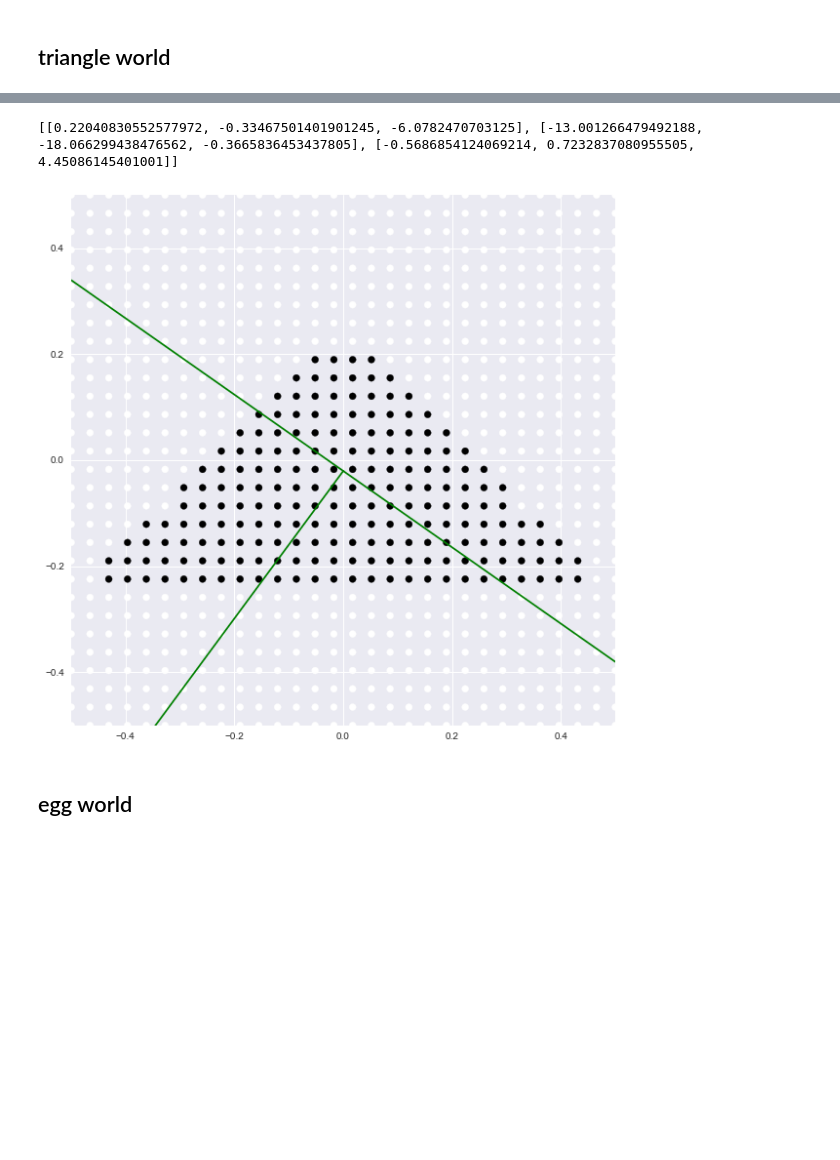
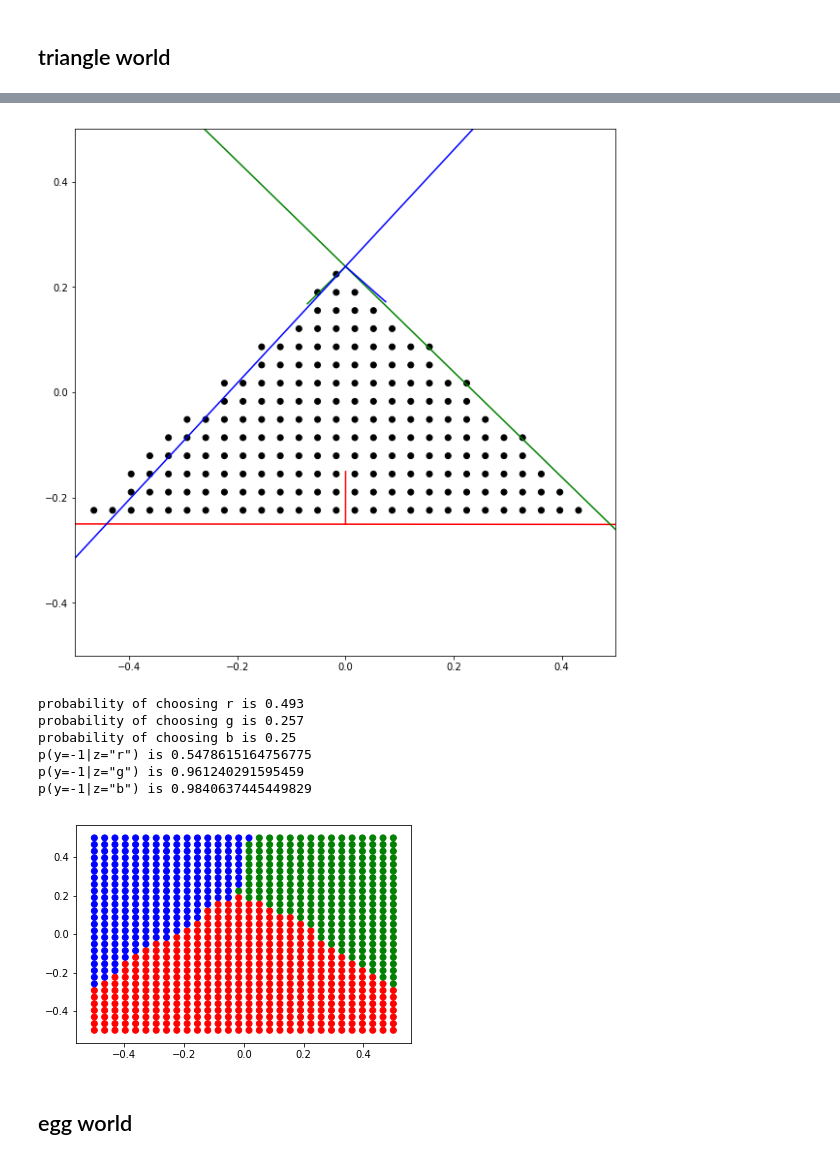
Before and after one commit to nathanwang000/credible_learning, a Jupyter notebook: credibility.ipynb, the cells around one changed output, grey strips where cells are left out. Cells and saved outputs as stored; diff of their text form; code cells hidden in the pictures; blank space fills up the shorter version.

```diff
--- a/credibility.ipynb
+++ b/credibility.ipynb
@@ -176,32 +177,14 @@ p(y=-1|z="b") is 0.8881579041481018
-# %%
-plt.figure(figsize=(10,10))
-
-plotDecisionSurface(t.forward, -0.5, 0.5, -0.5, 0.5, multioutput=False)
-plt.xlim([-0.5, 0.5])
-plt.ylim([-0.5, 0.5])
-
-colors = ['r','g','b','k','purple']
-#lines = [[1,1,-0.25], [-1, 1, -0.25], [0, -1, -0.25]]
-lines = weight.explain()[-3:]
-print(lines)
-for i, (t1, t2, b) in enumerate(lines):
-    # t1 x + t2 y + b = 0
-    # y = - (t1 x + b) / t2
-    def l(x):
-        return - (t1 * x + b) / t2
-
-#     a = np.array([-0.5, l(-0.5)])
-#     b = np.array([0.5, l(0.5)])
-#     print((b-a).dot(np.array([t1,t2])))
-
-    plt.plot([-0.5, 0.5], [l(-0.5), l(0.5)], c=colors[i])
-    #print(t1, t2)
-    plt.plot([0, 0+t1], [l(0), l(0)+t2], c=colors[i])
-    #plt.plot([0, t1], [0, t2], c=colors[i])
-plt.show()
-# %% [output]
-[[0.22040830552577972, -0.33467501401901245, -6.0782470703125], [-13.001266479492188, -18.066299438476562, -0.3665836453437805], [-0.5686854124069214, 0.7232837080955505, 4.45086145401001]]
-[figure, removed]
+# %%
+t.plot(to_var(x.data), to_var(y.data), inrange=True)
+# %% [output]
+[figure, added]
+probability of choosing r is 0.493
+probability of choosing g is 0.257
+probability of choosing b is 0.25
+p(y=-1|z="r") is 0.5478615164756775
+p(y=-1|z="g") is 0.961240291595459
+p(y=-1|z="b") is 0.9840637445449829
+[figure, added]
 # %% [markdown]
 ## egg world
 # %%
```
Also changed, not shown: parts of 7 cells of this notebook, 4 other files.
